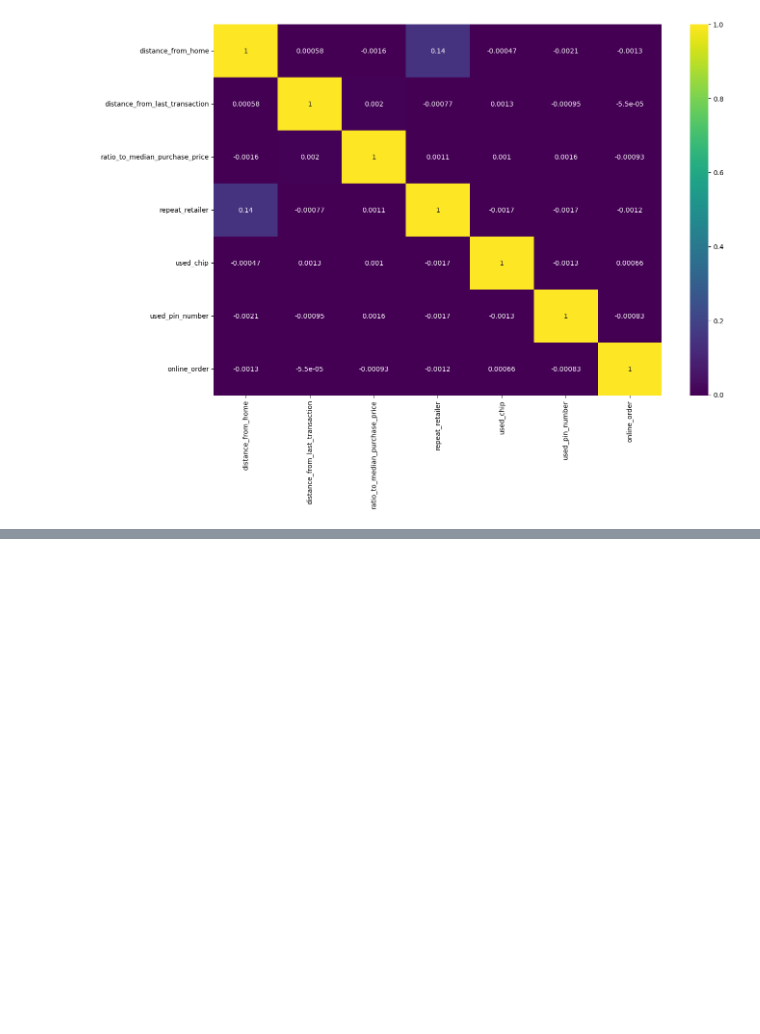
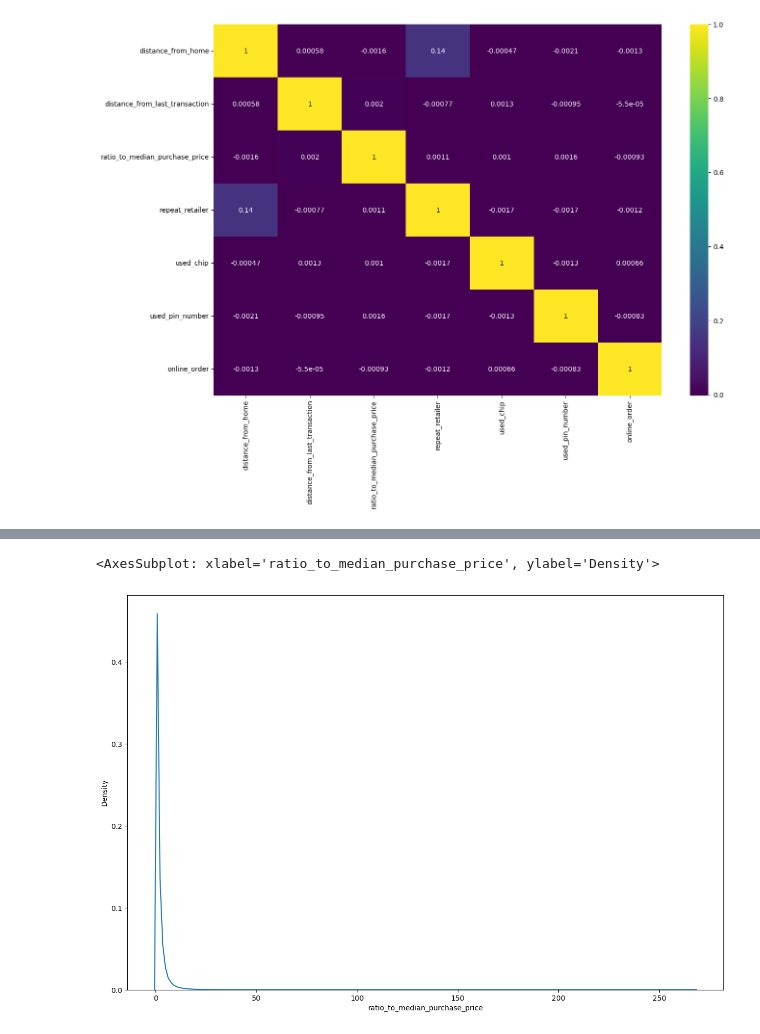
Before and after one commit to suhasmaddali/Credit-Card-Fraud-Detection, a Jupyter notebook: Credit Card Fraud Detection.ipynb, the cells around one changed output, grey strips where cells are left out. Drawn from its saved outputs; the diff is of its cells as text; code cells hidden in the pictures; blank space fills up the shorter version.

```diff
--- a/Credit Card Fraud Detection.ipynb
+++ b/Credit Card Fraud Detection.ipynb
@@ -163,0 +178,5 @@ array([[273777,      2],
+# %%
+sns.kdeplot(X_train['ratio_to_median_purchase_price'])
+# %% [output]
+<AxesSubplot: xlabel='ratio_to_median_purchase_price', ylabel='Density'>
+[figure, added]
```
Also changed, not shown: parts of 36 cells of this notebook.
